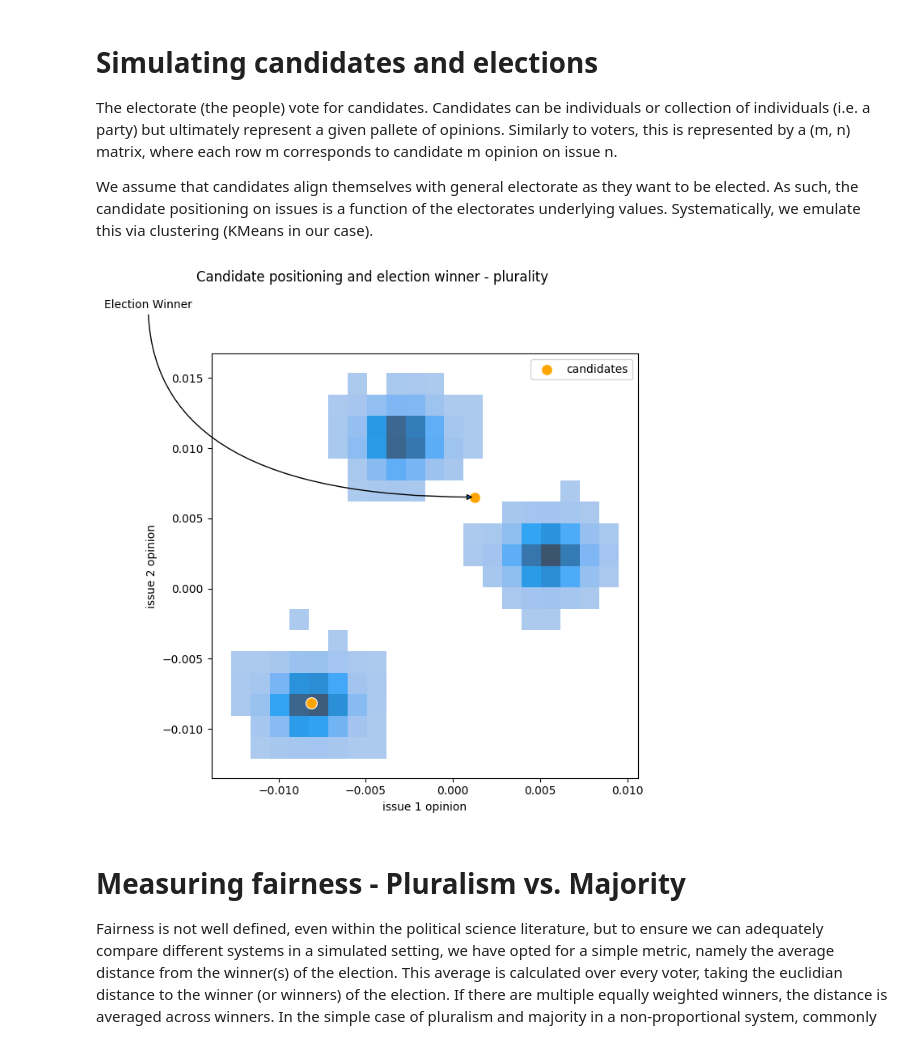
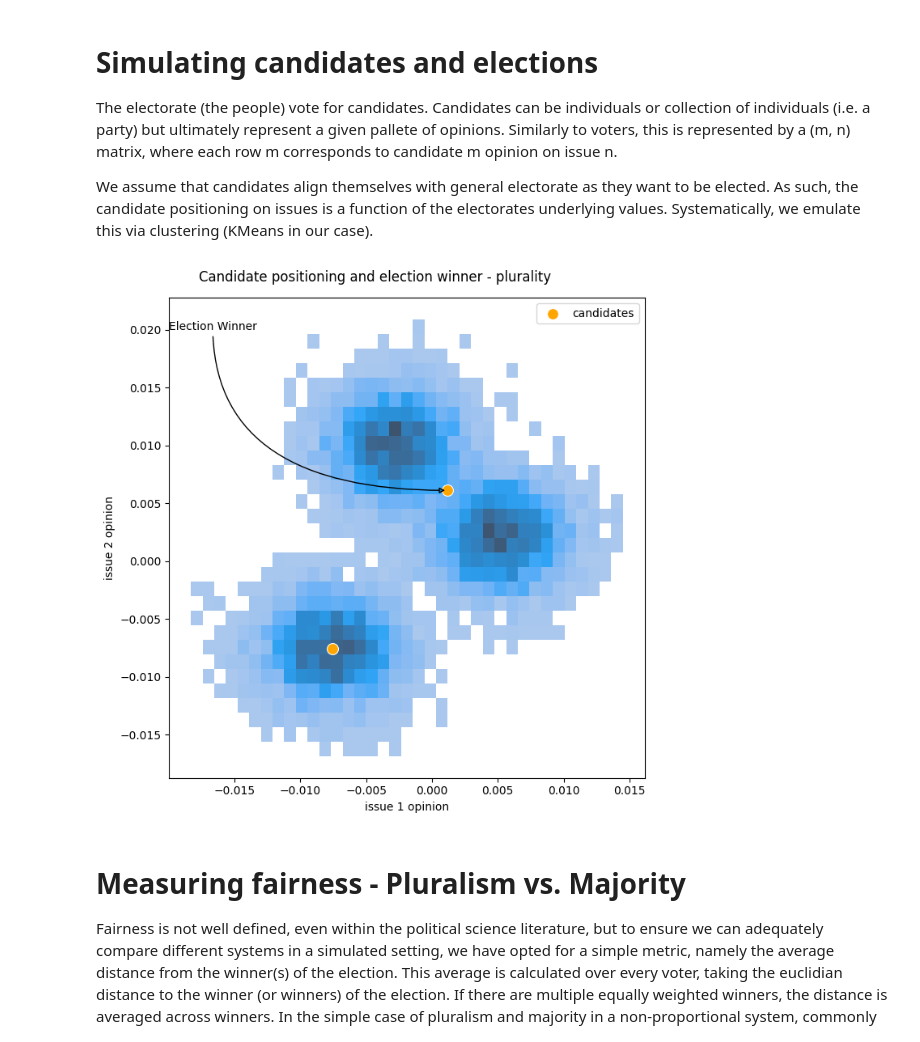
Before and after one commit to Expan75/complex-simulation-project, a Jupyter notebook: plurality_vs_majority.ipynb, the cells around one changed output. Saved outputs shown, nothing was run; the diff lists cells and outputs as text; code cells hidden in the pictures.

```diff
--- a/plurality_vs_majority.ipynb
+++ b/plurality_vs_majority.ipynb
@@ -27,7 +27,7 @@ bipolar = electorate.setup_electorate(POPULATION_SIZE, ISSUES, scenario="bipolar
 tripolar = electorate.setup_electorate(POPULATION_SIZE, ISSUES, scenario="tripolar", seed=SEED)
 
 # same but increase diversity of intra-cluster opinion; parameterised homogenity of opinion
-CLUSTER_STD = 3.5
+CLUSTER_STD = 2.5
 centered_wide = electorate.setup_electorate(POPULATION_SIZE, ISSUES, scenario="centered", seed=SEED, cluster_std=CLUSTER_STD)
 bipolar_wide = electorate.setup_electorate(POPULATION_SIZE, ISSUES, scenario="bipolar", seed=SEED, cluster_std=CLUSTER_STD)
 tripolar_wide = electorate.setup_electorate(POPULATION_SIZE, ISSUES, scenario="tripolar", seed=SEED, cluster_std=CLUSTER_STD)
@@ -70,27 +70,27 @@ The electorate (the people) vote for candidates. Candidates can be individuals o
 We assume that candidates align themselves with general electorate as they want to be elected. As such, the candidate positioning on issues is a function of the electorates underlying values. Systematically, we emulate this via clustering (KMeans in our case).
 # %%
 parties = candidates.setup_candidates(candidates=2, electorate=tripolar_wide, scenario="default")
-result = voting_system.NaivePlurality({}).elect(candidates=parties, electorate=tripolar_wide)
+result = voting_system.NaivePlurality().elect(candidates=parties, electorate=tripolar_wide)
 winner = list(result.winners)[0]
 
 fig, ax1 = plt.subplots(1,1, sharey=True, sharex=True, tight_layout=True, figsize=(7, 7))
 sns.histplot(x=tripolar_wide[:,0], y=tripolar_wide[:,1], ax=ax1)
 sns.scatterplot(x=parties[:,0], y=parties[:,1], label="candidates", ax=ax1, s=100, color="orange")
 ax1.set_xlabel("issue 1 opinion")
 ax1.set_ylabel("issue 2 opinion")
 fig.suptitle("Candidate positioning and election winner - plurality")
 
 arrow_props = {
     "arrowstyle": "-|>",
     "connectionstyle": "angle3",
     "lw": 1,
 }
 
 # annotate the winner of the election
 plt.annotate("Election Winner", parties[winner, :], xytext=[-0.02, 0.02], xycoords='data', arrowprops=arrow_props)
 plt.show()
 # %% [output]
-[figure, old version]
+[figure, new version]
 # %% [markdown]
 # Measuring fairness - Pluralism vs. Majority
 
```
Also changed, not shown: parts of 3 cells of this notebook, 2 other files.
